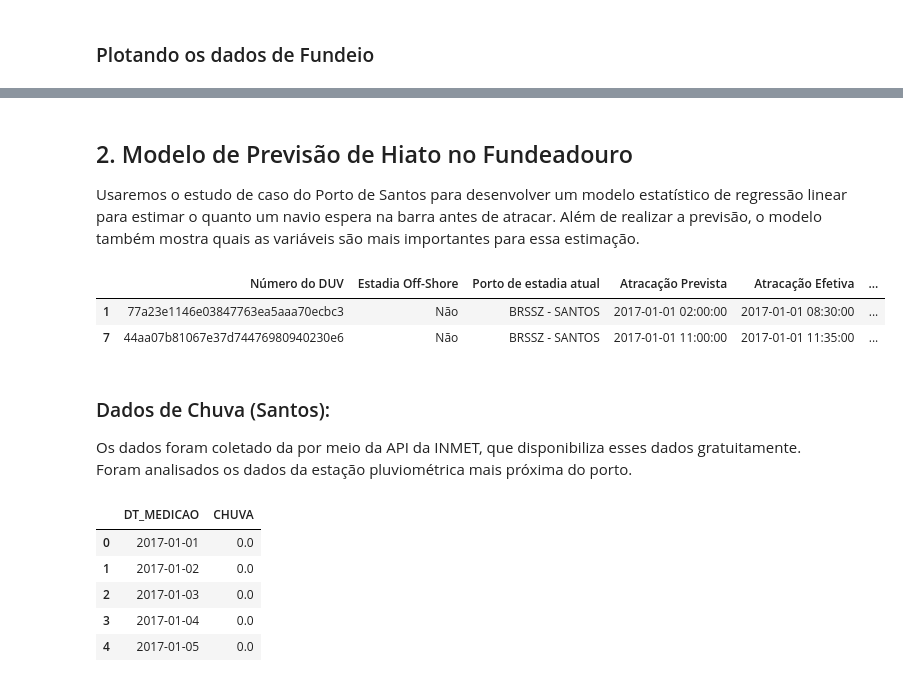
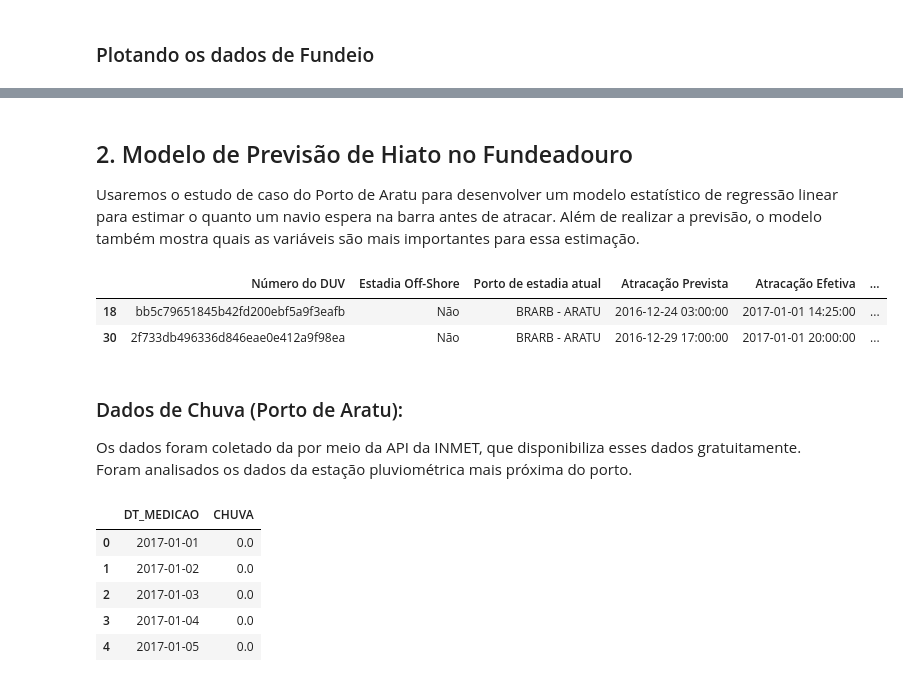
Before and after one commit to danielnrocha/BrasilHackExport, a Jupyter notebook: Projeto Porto Inteligente.ipynb, the cells around one changed output, grey strips where cells are left out. Cells and saved outputs as stored; diff of their text form; code cells hidden in the pictures.

```diff
--- a/Projeto Porto Inteligente.ipynb
+++ b/Projeto Porto Inteligente.ipynb
@@ -413,19 +417,19 @@ fig.show();
 # %% [markdown]
 ## 2. Modelo de Previsão de Hiato no Fundeadouro
-Usaremos o estudo de caso do Porto de Santos para desenvolver um modelo estatístico de regressão linear para estimar o quanto um navio espera na barra antes de atracar. Além de realizar a previsão, o modelo também mostra quais as variáveis são mais importantes para essa estimação.
+Usaremos o estudo de caso do Porto de Aratu para desenvolver um modelo estatístico de regressão linear para estimar o quanto um navio espera na barra antes de atracar. Além de realizar a previsão, o modelo também mostra quais as variáveis são mais importantes para essa estimação.
 # %%
-stays_santos = stays[stays['Código Bitrigrama'] == 'BRSSZ'].copy()
-stays_santos['Atracação Efetiva'] = stays_santos['Atracação Efetiva'].astype('datetime64[ns]')
-stays_santos['Atracação Prevista'] = stays_santos['Atracação Prevista'].astype('datetime64[ns]')
-stays_santos['Dif Atrac Prev Efet'] = (stays_santos['Atracação Prevista'] - stays_santos[
+stays_porto = stays[stays['Código Bitrigrama'] == 'BRARB'].copy()
+stays_porto['Atracação Efetiva'] = stays_porto['Atracação Efetiva'].astype('datetime64[ns]')
+stays_porto['Atracação Prevista'] = stays_porto['Atracação Prevista'].astype('datetime64[ns]')
+stays_porto['Dif Atrac Prev Efet'] = (stays_porto['Atracação Prevista'] - stays_porto[
                                         'Atracação Efetiva']).astype('timedelta64[h]')
-stays_santos.head(2)
+stays_porto.head(2)
 # %% [output]
 |  | Número do DUV | Estadia Off-Shore | Porto de estadia atual | Atracação Prevista | Atracação Efetiva | ... |
-| 1 | 77a23e1146e03847763ea5aaa70ecbc3 | Não | BRSSZ - SANTOS | 2017-01-01 02:00:00 | 2017-01-01 08:30:00 | ... |
-| 7 | 44aa07b81067e37d74476980940230e6 | Não | BRSSZ - SANTOS | 2017-01-01 11:00:00 | 2017-01-01 11:35:00 | ... |
+| 18 | bb5c79651845b42fd200ebf5a9f3eafb | Não | BRARB - ARATU | 2016-12-24 03:00:00 | 2017-01-01 14:25:00 | ... |
+| 30 | 2f733db496336d846eae0e412a9f98ea | Não | BRARB - ARATU | 2016-12-29 17:00:00 | 2017-01-01 20:00:00 | ... |
 # %% [markdown]
-### Dados de Chuva (Santos):
+### Dados de Chuva (Porto de Aratu):
 Os dados foram coletado da por meio da API da INMET, que disponibiliza esses dados gratuitamente. Foram analisados os dados da estação pluviométrica mais próxima do porto.
 # %%
 import requests
```
Also changed, not shown: parts of 34 cells of this notebook.
